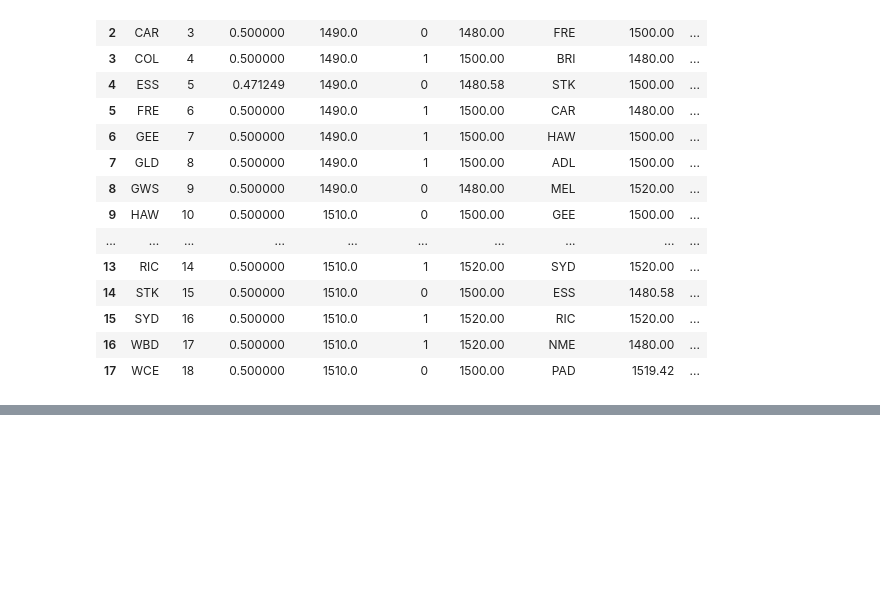
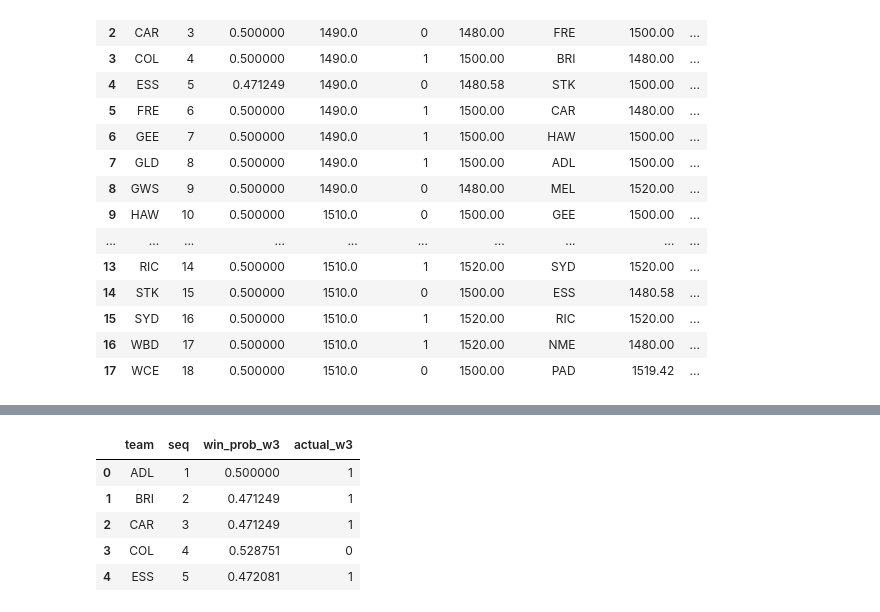
Before and after one commit to stevegabriel1/afl_elo_ratings, a Jupyter notebook: basic_version.ipynb, the cells around one changed output, grey strips where cells are left out. Saved outputs shown, nothing was run; the diff lists cells and outputs as text; code cells hidden in the pictures; blank space fills up the shorter version.

```diff
--- a/basic_version.ipynb
+++ b/basic_version.ipynb
@@ -416,0 +430,9 @@ w3_joined
+# %%
+qrc.head()
+# %% [output]
+|  | team | seq | win_prob_w3 | actual_w3 |
+| 0 | ADL | 1 | 0.500000 | 1 |
+| 1 | BRI | 2 | 0.471249 | 1 |
+| 2 | CAR | 3 | 0.471249 | 1 |
+| 3 | COL | 4 | 0.528751 | 0 |
+| 4 | ESS | 5 | 0.472081 | 1 |
```
Also changed, not shown: parts of 12 cells of this notebook.
